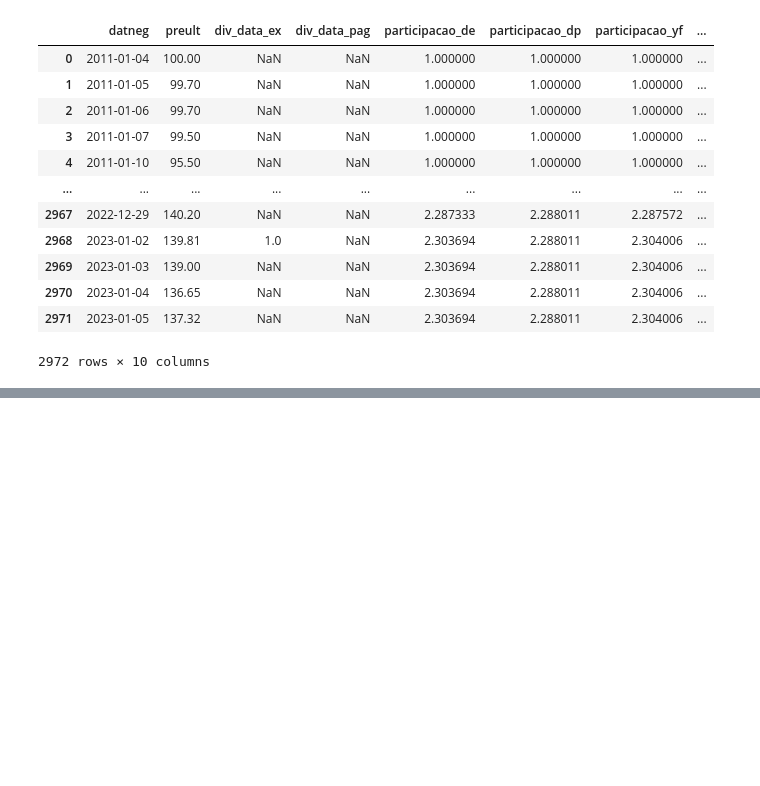
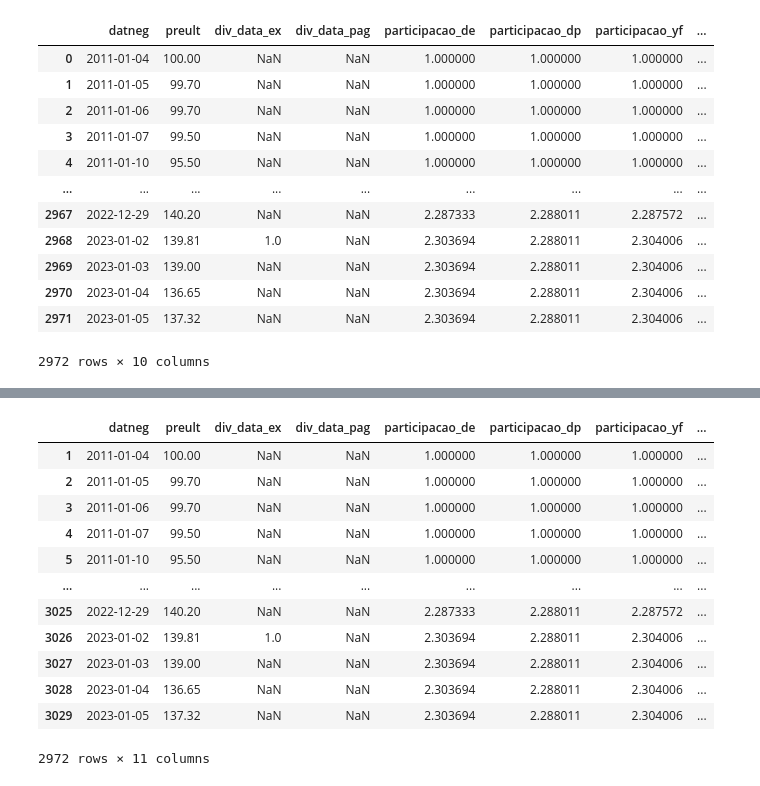
Before and after one commit to crdcj/medium, a Jupyter notebook: KRNI/krni.ipynb, the cells around one changed output, grey strips where cells are left out. Saved outputs shown, nothing was run; the diff lists cells and outputs as text; code cells hidden in the pictures; blank space fills up the shorter version.

```diff
--- a/KRNI/krni.ipynb
+++ b/KRNI/krni.ipynb
@@ -475,0 +581,17 @@ fig.show()
+# %%
+tr.dropna(subset=['preult'], inplace=True)
+tr
+# %% [output]
+|  | datneg | preult | div_data_ex | div_data_pag | participacao_de | participacao_dp | participacao_yf | ... |
+| 1 | 2011-01-04 | 100.00 | NaN | NaN | 1.000000 | 1.000000 | 1.000000 | ... |
+| 2 | 2011-01-05 | 99.70 | NaN | NaN | 1.000000 | 1.000000 | 1.000000 | ... |
+| 3 | 2011-01-06 | 99.70 | NaN | NaN | 1.000000 | 1.000000 | 1.000000 | ... |
+| 4 | 2011-01-07 | 99.50 | NaN | NaN | 1.000000 | 1.000000 | 1.000000 | ... |
+| 5 | 2011-01-10 | 95.50 | NaN | NaN | 1.000000 | 1.000000 | 1.000000 | ... |
+| ... | ... | ... | ... | ... | ... | ... | ... | ... |
+| 3025 | 2022-12-29 | 140.20 | NaN | NaN | 2.287333 | 2.288011 | 2.287572 | ... |
+| 3026 | 2023-01-02 | 139.81 | 1.0 | NaN | 2.303694 | 2.288011 | 2.304006 | ... |
+| 3027 | 2023-01-03 | 139.00 | NaN | NaN | 2.303694 | 2.288011 | 2.304006 | ... |
+| 3028 | 2023-01-04 | 136.65 | NaN | NaN | 2.303694 | 2.288011 | 2.304006 | ... |
+| 3029 | 2023-01-05 | 137.32 | NaN | NaN | 2.303694 | 2.288011 | 2.304006 | ... |
+2972 rows × 11 columns
```
Also changed, not shown: parts of 10 cells of this notebook, 2 other files.
